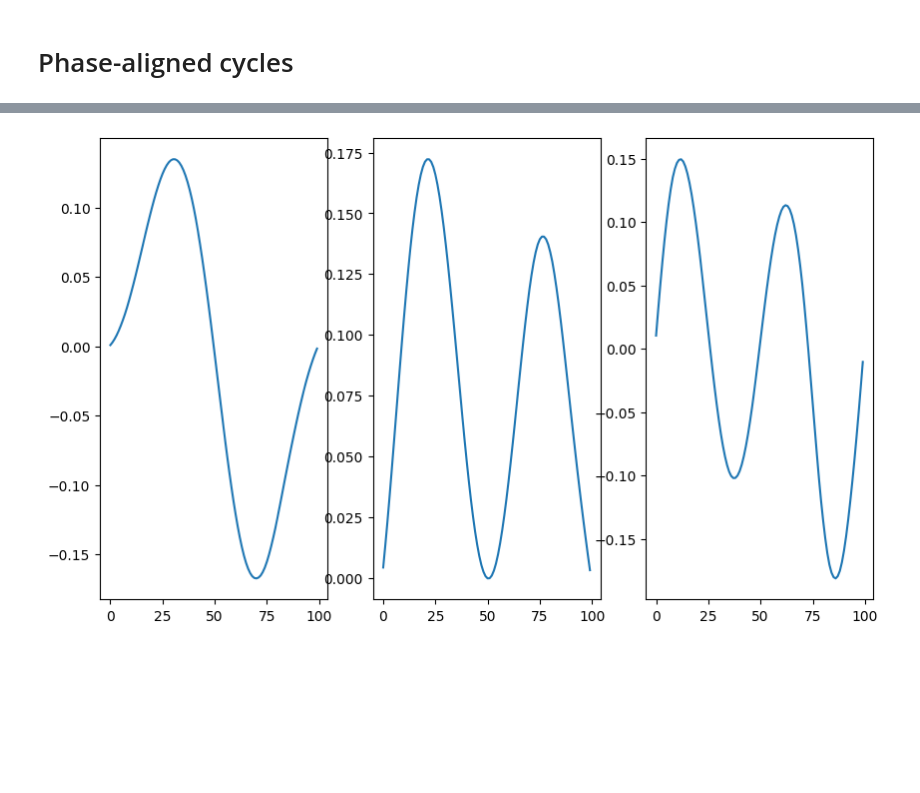
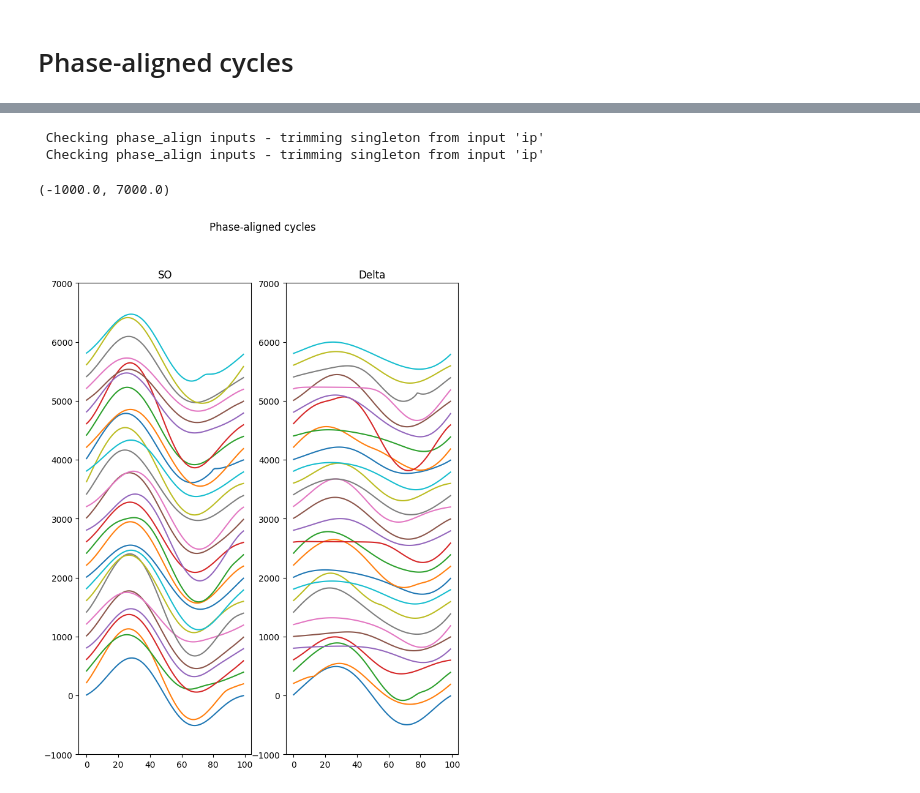
Before and after one commit to AbdelRayan/AutomaticSleepScoring, a Jupyter notebook: Nikhil/Delta_Detection.ipynb, the cells around one changed output, grey strips where cells are left out. Cells and saved outputs as stored; diff of their text form; code cells hidden in the pictures; blank space fills up the shorter version.

```diff
--- a/Nikhil/Delta_Detection.ipynb
+++ b/Nikhil/Delta_Detection.ipynb
@@ -272,7 +291,7 @@ for ii in cycles_to_plot:
   row = metrics[metrics['index'] == ii]
   xinds = np.arange(len(inds)) + start
   plt.plot(xinds, cycle)
-  plt.scatter(row['peak_before_trough_pos']+start, row['peak_before_trough_val'])
+  plt.scatter(row['peak_position']+start, row['peak_values'])
 
   start += len(inds)+50
 # %% [output]
@@ -460,7 +406,0 @@ divide by zero encountered in log10
-# %%
-# Extract Instantaneous phase (IP), frequency and amplitude (from Hilbert Transform)
-IP, IF, IA = emd.spectra.frequency_transform(nrem_filtered_data, 1000, 'hilbert')
-
-cycles_temp = emd.cycles.get_cycle_vector(IP, return_good=True)
-pa_waveform, phase_template = emd.cycles.phase_align(IP, nrem_filtered_data,
-                                                            cycles=cycles_temp, npoints=100)
@@ -479,9 +407,33 @@ principal_components = pca.fit_transform(pa_waveform.T)
-# %%
-plt.figure(figsize=(10, 6))
-
-for i in range(len(pca.components_)):
-  plt.subplot(1, len(pca.components_), i+1)
-  pc = pca.components_[i]
-  plt.plot(pc, label='PC')
-# %% [output]
-[figure, removed]
+# %%
+so_waveforms, _ = emd.cycles.phase_align(IP, nrem_filtered_data,
+                                                            cycles=so_cycles.iterate(through='subset'), npoints=100)
+delta_waveforms, _ = emd.cycles.phase_align(IP, nrem_filtered_data,
+                                                            cycles=delta_cycles.iterate(through='subset'), npoints=100)
+# %% [output]
+ Checking phase_align inputs - trimming singleton from input 'ip'
+ Checking phase_align inputs - trimming singleton from input 'ip'
+# %%
+plt.figure(figsize=(8,10))
+plt.suptitle("Phase-aligned cycles")
+plt.subplot(1, 2, 1)
+plt.title('SO')
+# plt.yticks([])
+start = 0
+cycles_to_plot = np.random.randint(1, so_waveforms.shape[1], 30)
+for i in cycles_to_plot:
+  plt.plot(so_waveforms[:,i]+start)
+  start += 200
+plt.ylim((-1000, 7000))
+
+plt.subplot(1, 2, 2)
+plt.title('Delta')
+# plt.yticks([])
+start = 0
+cycles_to_plot = np.random.randint(1, delta_waveforms.shape[1], 30)
+for i in cycles_to_plot:
+  plt.plot(delta_waveforms[:,i]+start)
+  start += 200
+plt.ylim((-1000, 7000))
+# %% [output]
+(-1000.0, 7000.0)
+[figure, added]
```
Also changed, not shown: parts of 56 cells of this notebook.
